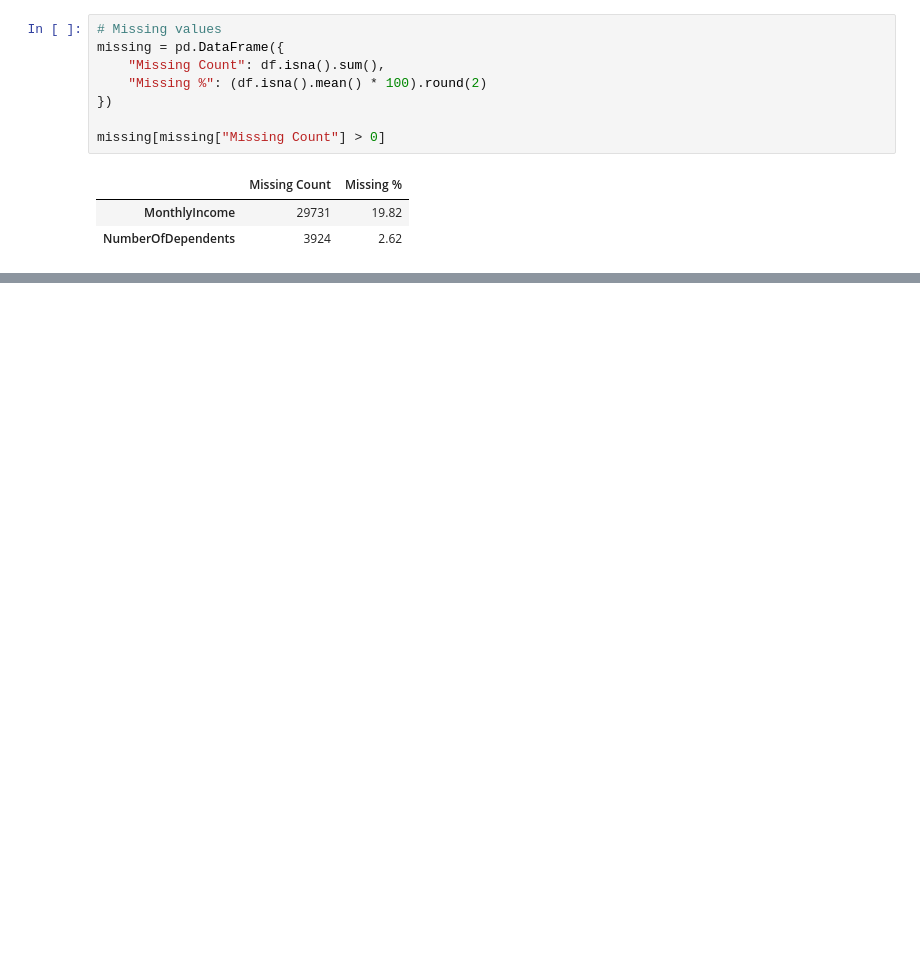
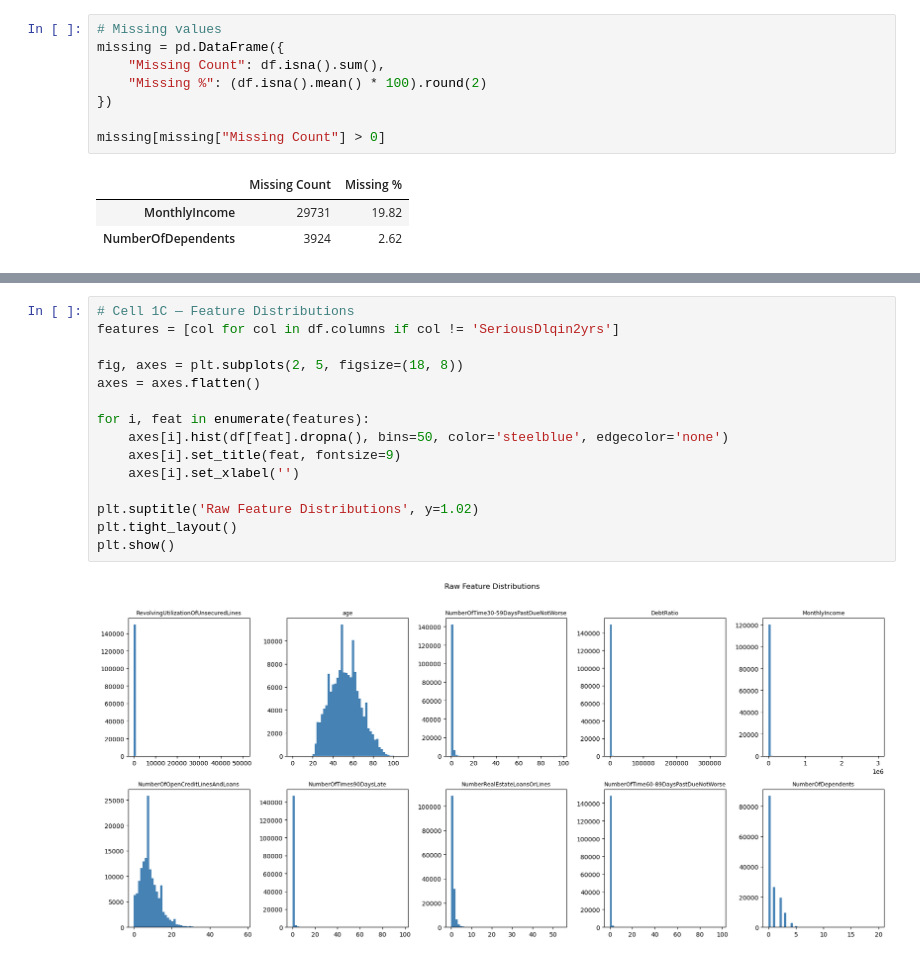
Before and after one commit to CesarAguirre9/Credit_Default_Classifier, a Jupyter notebook: credit_default_classifier.ipynb, the cells around one changed output, grey strips where cells are left out. Drawn from its saved outputs; the diff is of its cells as text; blank space fills up the shorter version.

```diff
--- a/credit_default_classifier.ipynb
+++ b/credit_default_classifier.ipynb
@@ -77,0 +102,17 @@ Test5
+# %%
+# Cell 1C — Feature Distributions
+features = [col for col in df.columns if col != 'SeriousDlqin2yrs']
+
+fig, axes = plt.subplots(2, 5, figsize=(18, 8))
+axes = axes.flatten()
+
+for i, feat in enumerate(features):
+    axes[i].hist(df[feat].dropna(), bins=50, color='steelblue', edgecolor='none')
+    axes[i].set_title(feat, fontsize=9)
+    axes[i].set_xlabel('')
+
+plt.suptitle('Raw Feature Distributions', y=1.02)
+plt.tight_layout()
+plt.show()
+# %% [output]
+[figure, added]
```
Also changed, not shown: parts of 5 cells of this notebook.
